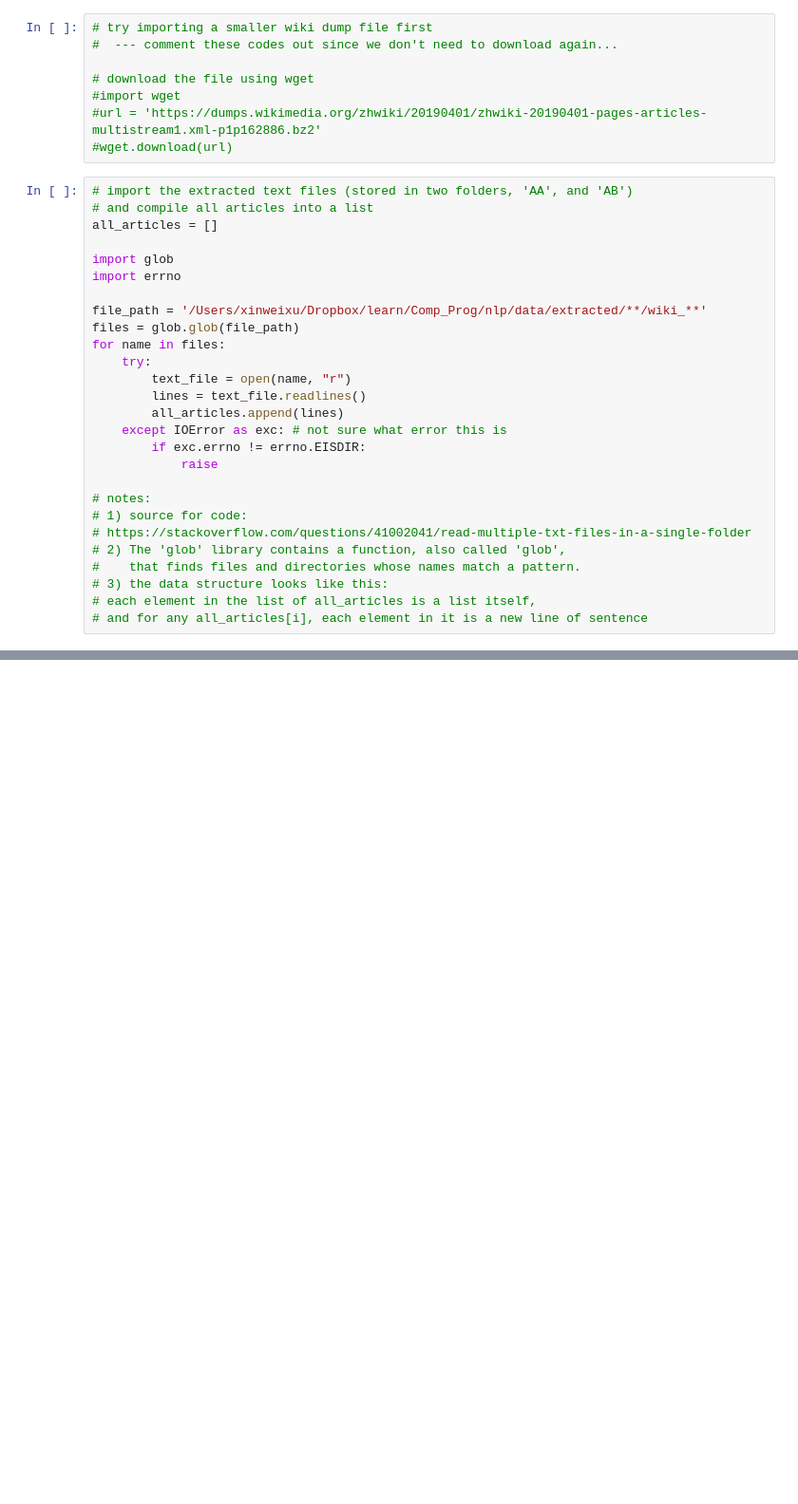
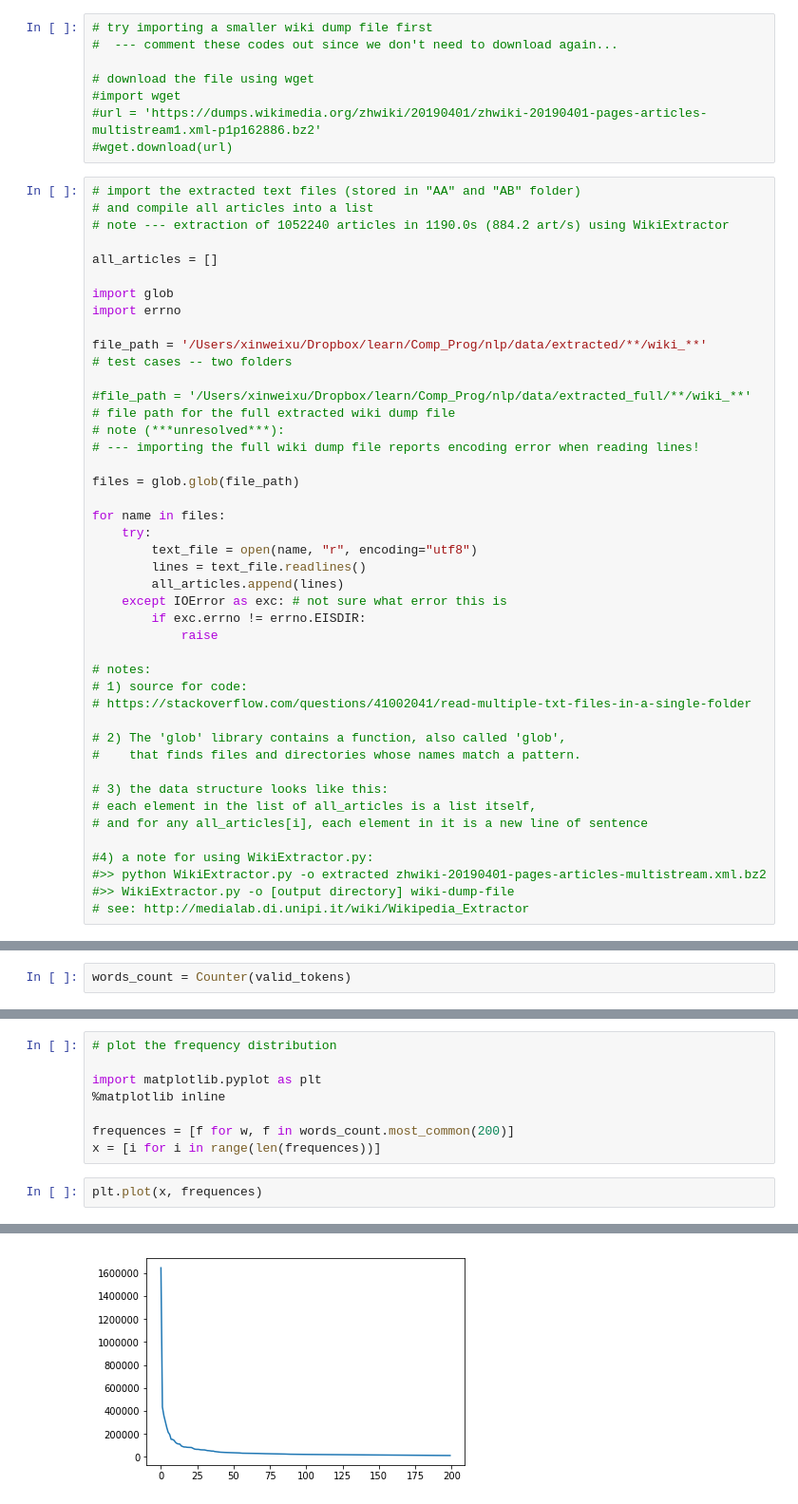
Before and after one commit to xinweixu1/nlp-AI-course, a Jupyter notebook: L02-LanguageModels/assignment-02.ipynb, the cells around one changed output, grey strips where cells are left out. Shown at 95% size. Drawn from its saved outputs; the diff is of its cells as text; blank space fills up the shorter version.

```diff
--- a/L02-LanguageModels/assignment-02.ipynb
+++ b/L02-LanguageModels/assignment-02.ipynb
@@ -62,18 +66,28 @@
 #url = 'https://dumps.wikimedia.org/zhwiki/20190401/zhwiki-20190401-pages-articles-multistream1.xml-p1p162886.bz2'
 #wget.download(url)
 # %%
-# import the extracted text files (stored in two folders, 'AA', and 'AB')
+# import the extracted text files (stored in "AA" and "AB" folder)
 # and compile all articles into a list
+# note --- extraction of 1052240 articles in 1190.0s (884.2 art/s) using WikiExtractor
+
 all_articles = []
 
 import glob
 import errno
 
 file_path = '/Users/xinweixu/Dropbox/learn/Comp_Prog/nlp/data/extracted/**/wiki_**'
+# test cases -- two folders
+
+#file_path = '/Users/xinweixu/Dropbox/learn/Comp_Prog/nlp/data/extracted_full/**/wiki_**'
+# file path for the full extracted wiki dump file
+# note (***unresolved***):
+# --- importing the full wiki dump file reports encoding error when reading lines!
+
 files = glob.glob(file_path)
+
 for name in files:
     try:
-        text_file = open(name, "r")
+        text_file = open(name, "r", encoding="utf8")
         lines = text_file.readlines()
         all_articles.append(lines)
     except IOError as exc: # not sure what error this is
@@ -83,11 +97,18 @@ for name in files:
 # notes:
 # 1) source for code:
 # https://stackoverflow.com/questions/41002041/read-multiple-txt-files-in-a-single-folder
+
 # 2) The 'glob' library contains a function, also called 'glob',
 #    that finds files and directories whose names match a pattern.
+
 # 3) the data structure looks like this:
 # each element in the list of all_articles is a list itself,
 # and for any all_articles[i], each element in it is a new line of sentence
+
+#4) a note for using WikiExtractor.py:
+#>> python WikiExtractor.py -o extracted zhwiki-20190401-pages-articles-multistream.xml.bz2
+#>> WikiExtractor.py -o [output directory] wiki-dump-file
+# see: http://medialab.di.unipi.it/wiki/Wikipedia_Extractor
 # %%
 all_articles[0]
 # %% [output]
@@ -217,0 +242,2 @@ valid_tokens[:25]
+# %%
+words_count = Counter(valid_tokens)
@@ -217,0 +257,11 @@ valid_tokens[:25]
+# %%
+# plot the frequency distribution
+
+import matplotlib.pyplot as plt
+%matplotlib inline
+
+frequences = [f for w, f in words_count.most_common(200)]
+x = [i for i in range(len(frequences))]
+# %%
+plt.plot(x, frequences)
+# %% [output]
@@ -217,0 +269 @@ valid_tokens[:25]
+[figure, added]
```
Also changed, not shown: parts of 40 cells of this notebook.
